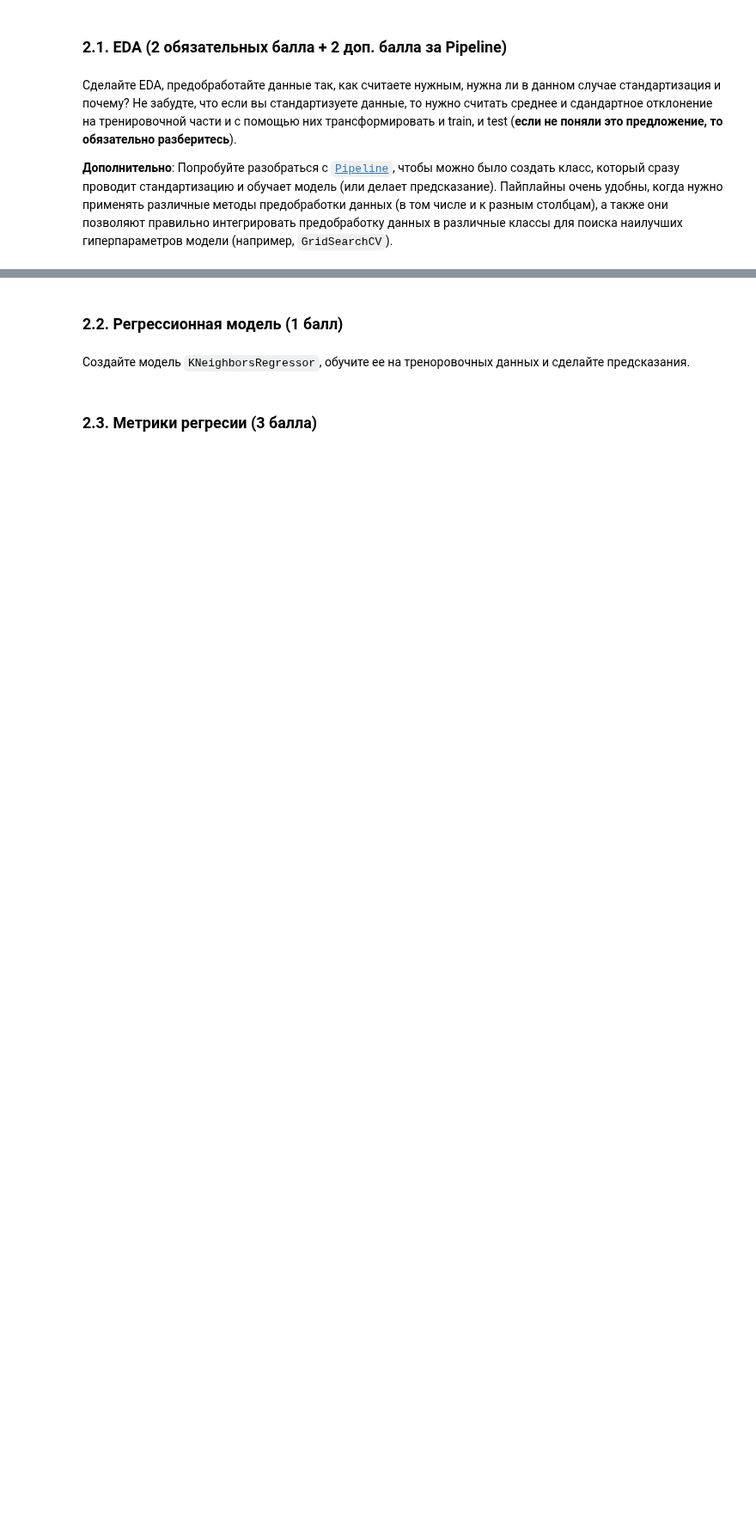
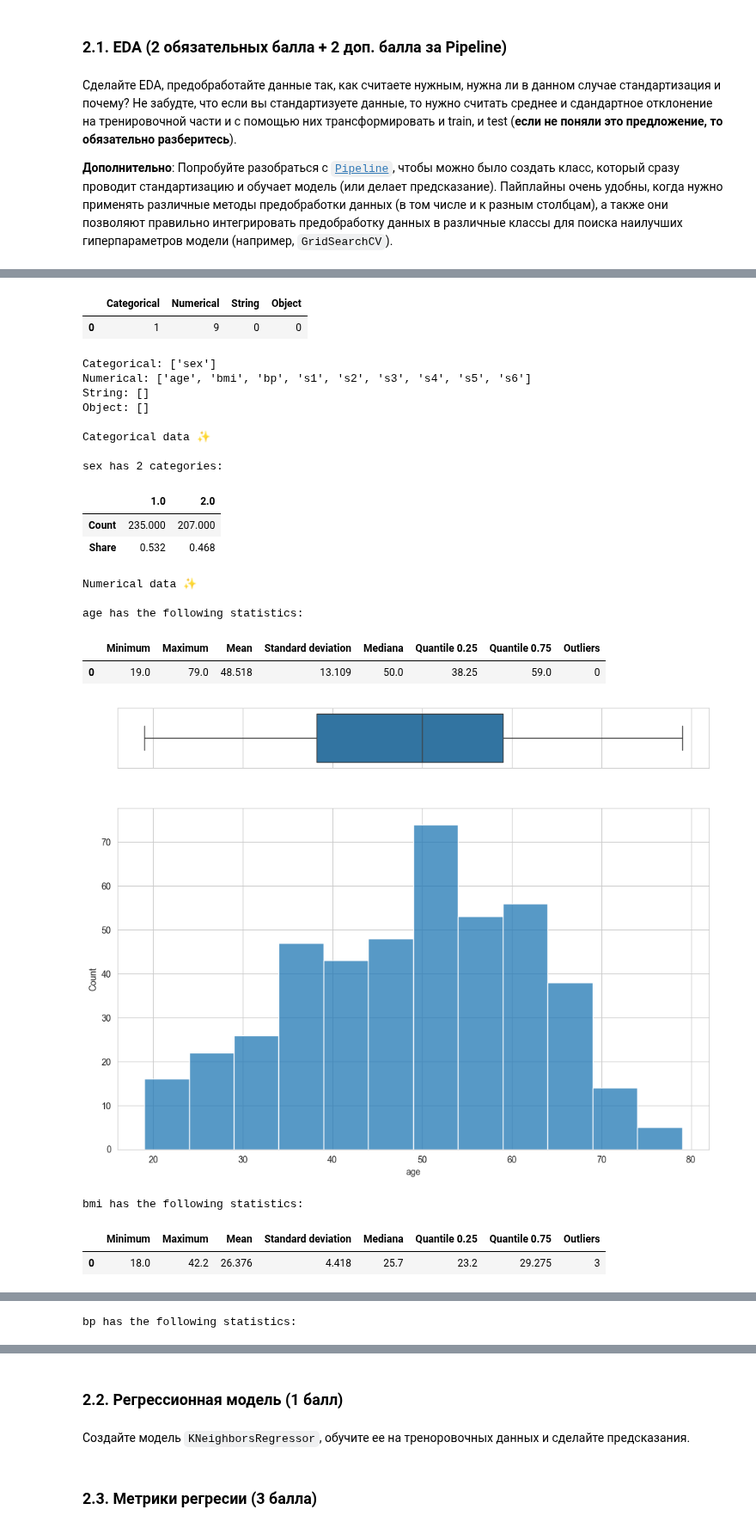
Before and after one commit to EkaterinShitik/BI_ML_2024, a Jupyter notebook: hw1_kNN/code/KNN.ipynb, the cells around one changed output, grey strips where cells are left out. Shown at 86% size. Cells and saved outputs as stored; diff of their text form; code cells hidden in the pictures; blank space fills up the shorter version.

```diff
--- a/hw1_kNN/code/KNN.ipynb
+++ b/hw1_kNN/code/KNN.ipynb
@@ -312,6 +325,6 @@ from sklearn.metrics import r2_score, mean_absolute_error, mean_squared_error
 from sklearn.preprocessing import StandardScaler
 from sklearn.neighbors import KNeighborsRegressor
 # %%
-X, y = load_diabetes(as_frame=True, return_X_y=True)
+X, y = load_diabetes(as_frame=True, return_X_y=True, scaled=False)
 # %%
 X.head()
@@ -322,3 +342,8 @@ X.head()
 
 **Дополнительно**:
 Попробуйте разобраться с [`Pipeline`](https://scikit-learn.org/stable/modules/generated/sklearn.pipeline.Pipeline.html), чтобы можно было создать класс, который сразу проводит стандартизацию и обучает модель (или делает предсказание). Пайплайны очень удобны, когда нужно применять различные методы предобработки данных (в том числе и к разным столбцам), а также они позволяют правильно интегрировать предобработку данных в различные классы для поиска наилучших гиперпараметров модели (например, `GridSearchCV`).
+# %%
+from eda import run_eda
+
+run_eda(X)
+# %% [output]
@@ -324,0 +356,22 @@ X.head()
+|  | Categorical | Numerical | String | Object |
+| 0 | 1 | 9 | 0 | 0 |
+Categorical: ['sex']
+Numerical: ['age', 'bmi', 'bp', 's1', 's2', 's3', 's4', 's5', 's6']
+String: []
+Object: []
+
+Categorical data ✨
+
+sex has 2 categories:
+|  | 1.0 | 2.0 |
+| Count | 235.000 | 207.000 |
+| Share | 0.532 | 0.468 |
+Numerical data ✨
+
+age has the following statistics:
+|  | Minimum | Maximum | Mean | Standard deviation | Mediana | Quantile 0.25 | Quantile 0.75 | Outliers |
+| 0 | 19.0 | 79.0 | 48.518 | 13.109 | 50.0 | 38.25 | 59.0 | 0 |
+[figure, added]
+bmi has the following statistics:
+|  | Minimum | Maximum | Mean | Standard deviation | Mediana | Quantile 0.25 | Quantile 0.75 | Outliers |
+| 0 | 18.0 | 42.2 | 26.376 | 4.418 | 25.7 | 23.2 | 29.275 | 3 |
@@ -324,0 +379 @@ X.head()
+bp has the following statistics:
```
Also changed, not shown: parts of 21 cells of this notebook.
